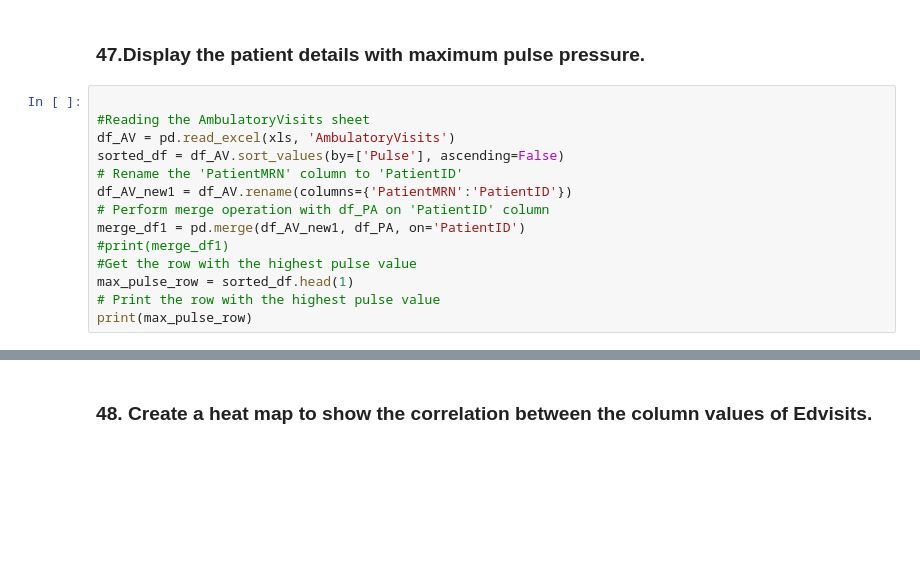
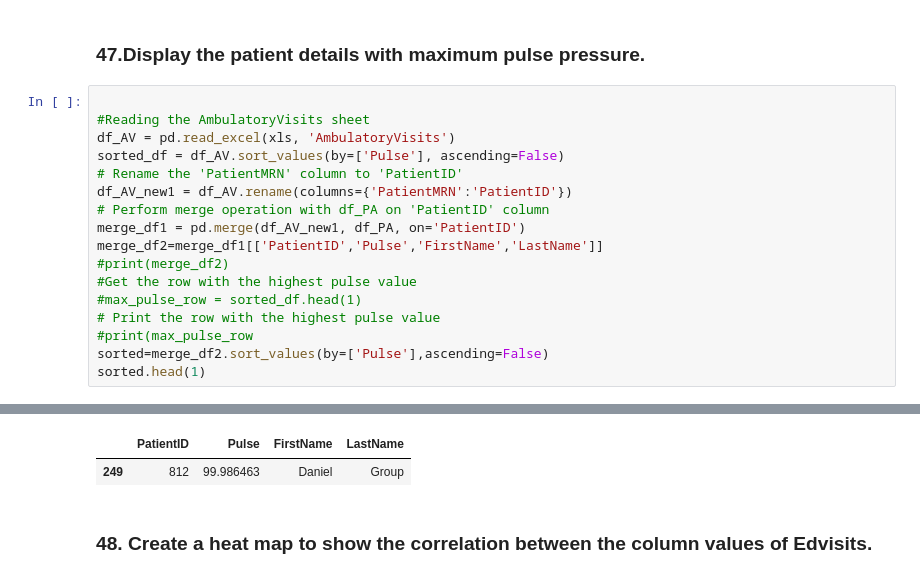
Before and after one commit to Akki13december/Ninja_Vars, a Jupyter notebook: Ninja_vars 41 to 60 .ipynb, the cells around one changed output, grey strips where cells are left out. Drawn from its saved outputs; the diff is of its cells as text; blank space fills up the shorter version.

```diff
--- a/Ninja_vars 41 to 60 .ipynb
+++ b/Ninja_vars 41 to 60 .ipynb
@@ -200,9 +200,12 @@ sorted_df = df_AV.sort_values(by=['Pulse'], ascending=False)
 df_AV_new1 = df_AV.rename(columns={'PatientMRN':'PatientID'})
 # Perform merge operation with df_PA on 'PatientID' column
 merge_df1 = pd.merge(df_AV_new1, df_PA, on='PatientID')
-#print(merge_df1)
+merge_df2=merge_df1[['PatientID','Pulse','FirstName','LastName']]
+#print(merge_df2)
 #Get the row with the highest pulse value
-max_pulse_row = sorted_df.head(1)
+#max_pulse_row = sorted_df.head(1)
 # Print the row with the highest pulse value
-print(max_pulse_row)
+#print(max_pulse_row
+sorted=merge_df2.sort_values(by=['Pulse'],ascending=False)
+sorted.head(1)
 # %% [output]
@@ -226,3 +212,5 @@ print(max_pulse_row)
+|  | PatientID | Pulse | FirstName | LastName |
+| 249 | 812 | 99.986463 | Daniel | Group |
 # %% [markdown]
 ### 48. Create a heat map to show the correlation between the column values of Edvisits.
 # %%
```
Also changed, not shown: parts of 1 cell of this notebook.
